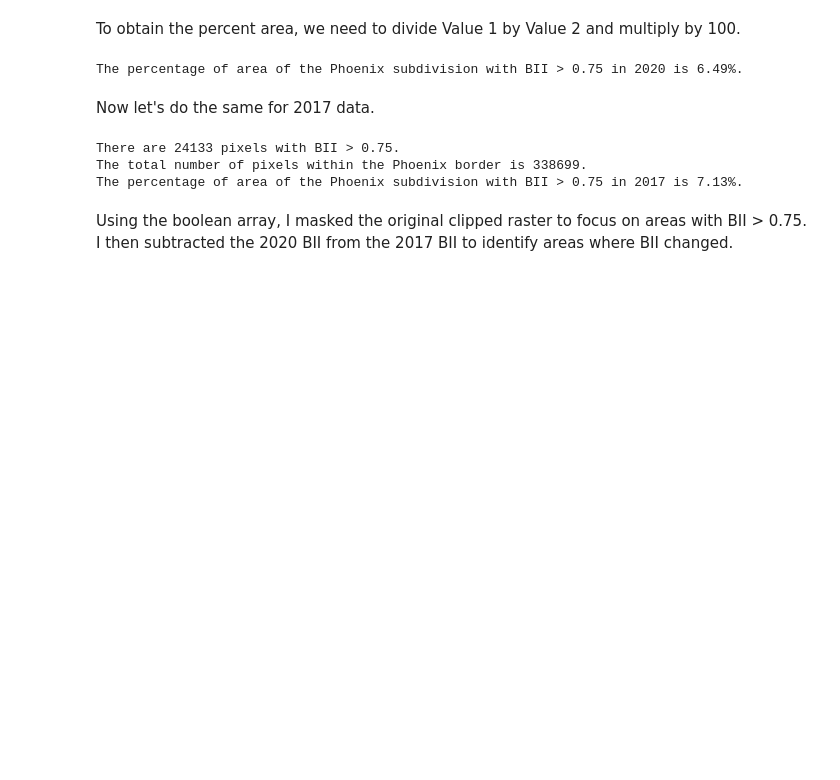
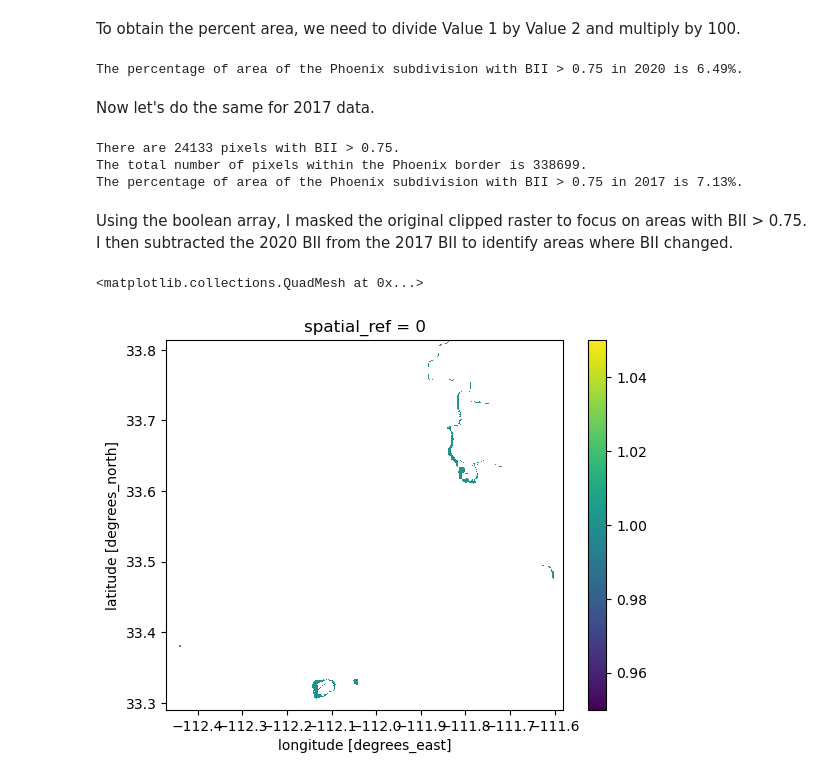
Before and after one commit to ceh58/biodiversity-phoenix, a Jupyter notebook: biodiversity-phonix.ipynb, the cells around one changed output. Drawn from its saved outputs; the diff is of its cells as text; code cells hidden in the pictures; blank space fills up the shorter version.

```diff
--- a/biodiversity-phonix.ipynb
+++ b/biodiversity-phonix.ipynb
@@ -367,11 +372,13 @@ The percentage of area of the Phoenix subdivision with BII > 0.75 in 2017 is 7.1
 # %% [markdown]
 Using the boolean array, I masked the original clipped raster to focus on areas with BII > 0.75. I then subtracted the 2020 BII from the 2017 BII to identify areas where BII changed.
 # %%
-change = bii_75_2017*bii_2017_clip - bii_75_2020*bii_2020_clip
-#change = bii_2017_clip - bii_2020_clip
-#change = change > 0
-#change = bii_75_2017 - bii_75_2020
+#change = bii_75_2017*bii_2017_clip - bii_75_2020*bii_2020_clip
+change = bii_75_2017.astype('int') - bii_75_2020.astype('int')
+change = change.where(change == 1)
 change.plot()
+# %% [output]
+<matplotlib.collections.QuadMesh at 0x...>
+[figure, added]
 # %%
 aspect = bii_2020_clip.rio.width/bii_2020_clip.rio.height
 
```
Also changed, not shown: parts of 2 cells of this notebook.
